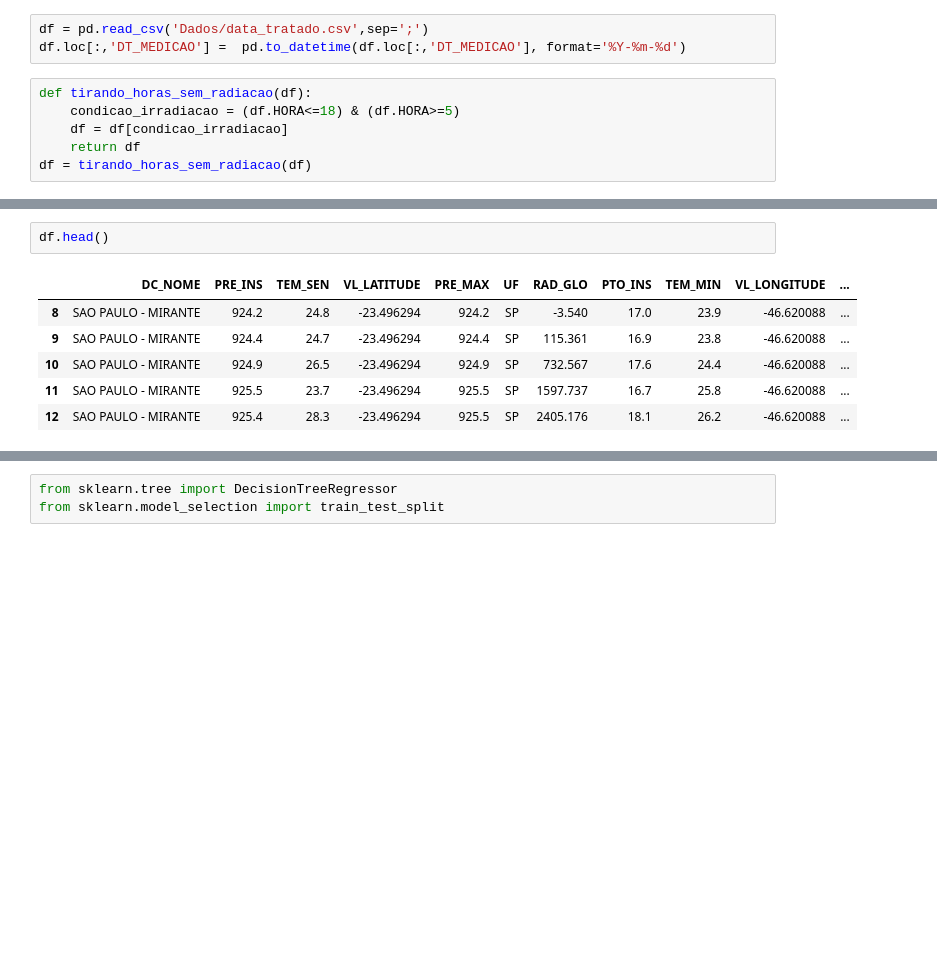
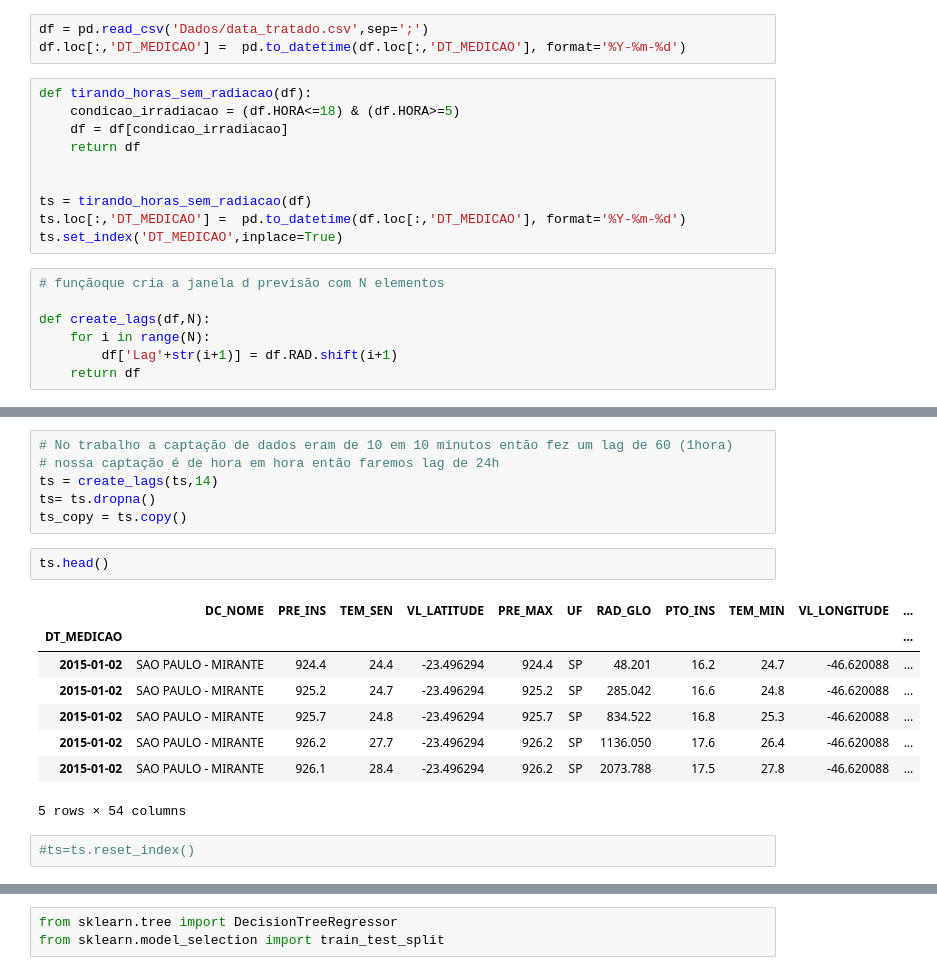
Before and after one commit to ThaliSug/Projeto_DH, a Jupyter notebook: ML_ DecisionTreeRegression_com_pipeline.ipynb, the cells around one changed output, grey strips where cells are left out. Cells and saved outputs as stored; diff of their text form; blank space fills up the shorter version.

```diff
--- a/ML_ DecisionTreeRegression_com_pipeline.ipynb
+++ b/ML_ DecisionTreeRegression_com_pipeline.ipynb
@@ -20,4 +20,15 @@ def tirando_horas_sem_radiacao(df):
     condicao_irradiacao = (df.HORA<=18) & (df.HORA>=5)
     df = df[condicao_irradiacao]
     return df
-df = tirando_horas_sem_radiacao(df)
+
+
+ts = tirando_horas_sem_radiacao(df)
+ts.loc[:,'DT_MEDICAO'] =  pd.to_datetime(df.loc[:,'DT_MEDICAO'], format='%Y-%m-%d')
+ts.set_index('DT_MEDICAO',inplace=True)
+# %%
+# funçãoque cria a janela d previsão com N elementos
+
+def create_lags(df,N):
+    for i in range(N):
+        df['Lag'+str(i+1)] = df.RAD.shift(i+1)
+    return df
@@ -24,9 +56,19 @@ df = tirando_horas_sem_radiacao(df)
+# %%
+# No trabalho a captação de dados eram de 10 em 10 minutos então fez um lag de 60 (1hora)
+# nossa captação é de hora em hora então faremos lag de 24h
+ts = create_lags(ts,14)
+ts= ts.dropna()
+ts_copy = ts.copy()
 # %%
-df.head()
+ts.head()
 # %% [output]
 |  | DC_NOME | PRE_INS | TEM_SEN | VL_LATITUDE | PRE_MAX | UF | RAD_GLO | PTO_INS | TEM_MIN | VL_LONGITUDE | ... |
-| 8 | SAO PAULO - MIRANTE | 924.2 | 24.8 | -23.496294 | 924.2 | SP | -3.540 | 17.0 | 23.9 | -46.620088 | ... |
-| 9 | SAO PAULO - MIRANTE | 924.4 | 24.7 | -23.496294 | 924.4 | SP | 115.361 | 16.9 | 23.8 | -46.620088 | ... |
-| 10 | SAO PAULO - MIRANTE | 924.9 | 26.5 | -23.496294 | 924.9 | SP | 732.567 | 17.6 | 24.4 | -46.620088 | ... |
-| 11 | SAO PAULO - MIRANTE | 925.5 | 23.7 | -23.496294 | 925.5 | SP | 1597.737 | 16.7 | 25.8 | -46.620088 | ... |
-| 12 | SAO PAULO - MIRANTE | 925.4 | 28.3 | -23.496294 | 925.5 | SP | 2405.176 | 18.1 | 26.2 | -46.620088 | ... |
+| DT_MEDICAO |  |  |  |  |  |  |  |  |  |  | ... |
+| 2015-01-02 | SAO PAULO - MIRANTE | 924.4 | 24.4 | -23.496294 | 924.4 | SP | 48.201 | 16.2 | 24.7 | -46.620088 | ... |
+| 2015-01-02 | SAO PAULO - MIRANTE | 925.2 | 24.7 | -23.496294 | 925.2 | SP | 285.042 | 16.6 | 24.8 | -46.620088 | ... |
+| 2015-01-02 | SAO PAULO - MIRANTE | 925.7 | 24.8 | -23.496294 | 925.7 | SP | 834.522 | 16.8 | 25.3 | -46.620088 | ... |
+| 2015-01-02 | SAO PAULO - MIRANTE | 926.2 | 27.7 | -23.496294 | 926.2 | SP | 1136.050 | 17.6 | 26.4 | -46.620088 | ... |
+| 2015-01-02 | SAO PAULO - MIRANTE | 926.1 | 28.4 | -23.496294 | 926.2 | SP | 2073.788 | 17.5 | 27.8 | -46.620088 | ... |
+5 rows × 54 columns
+# %%
+#ts=ts.reset_index()
```
Also changed, not shown: parts of 33 cells of this notebook.
